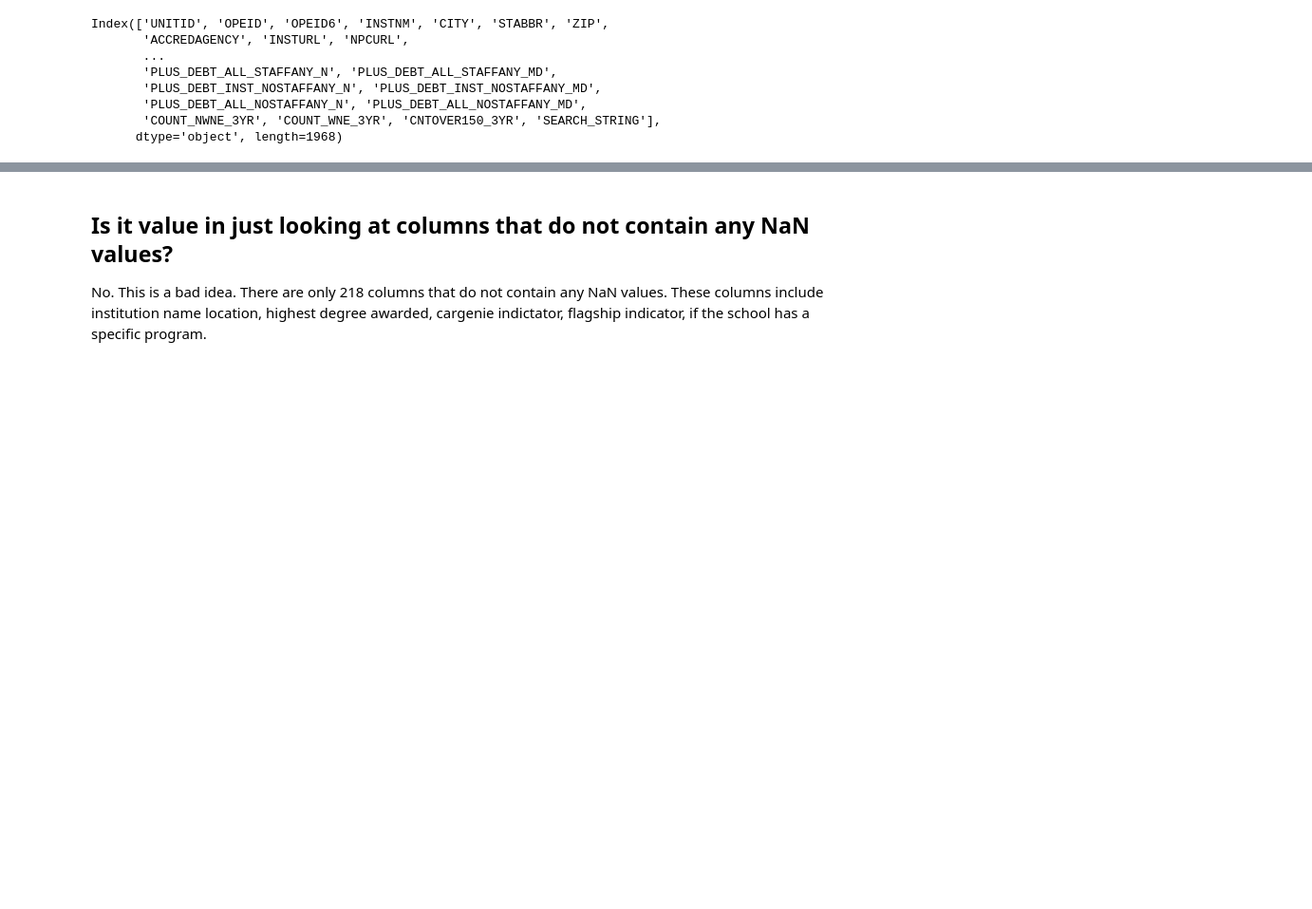
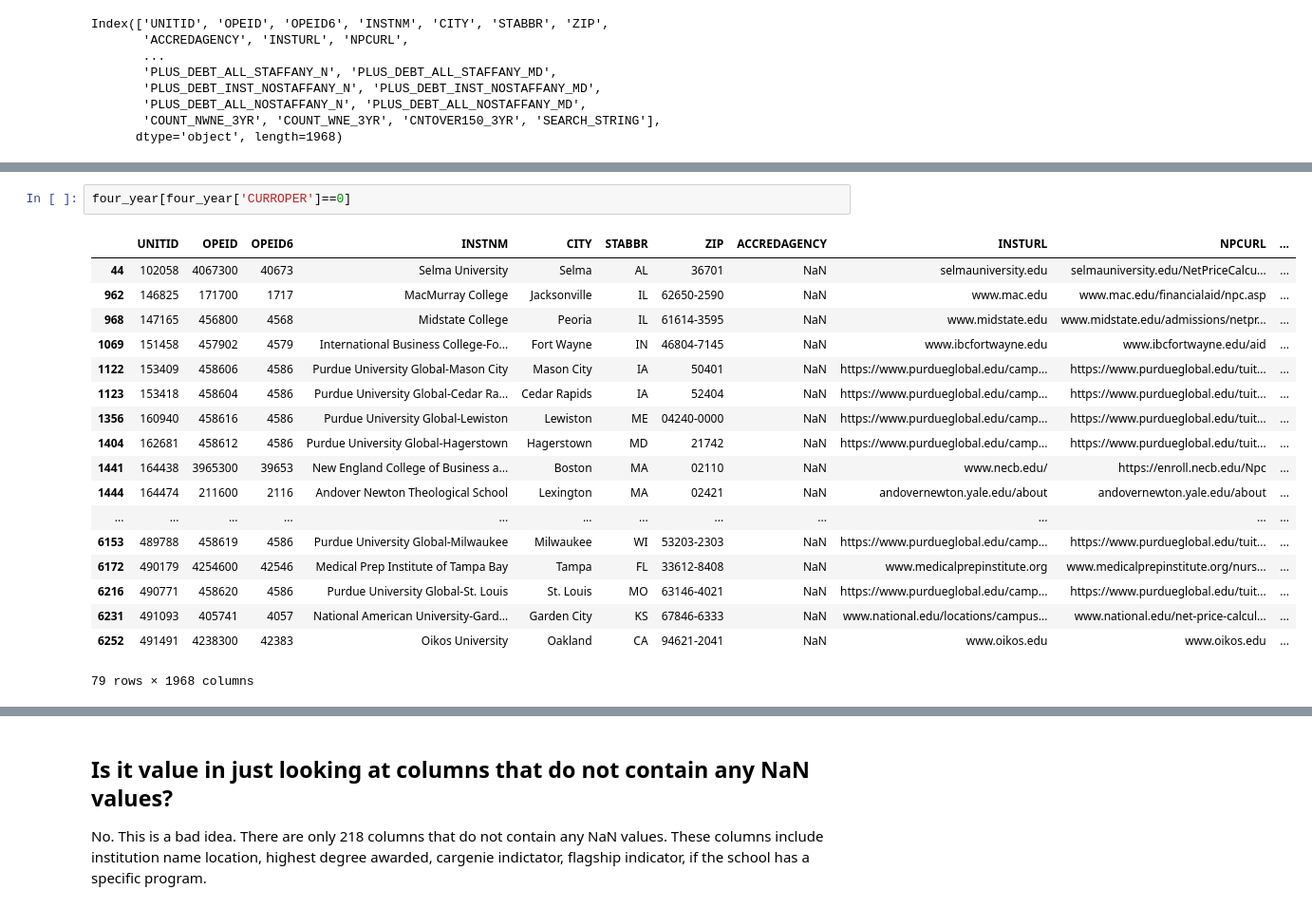
Before and after one commit to voduwa/Final-Project, a Jupyter notebook: tyler.ipynb, the cells around one changed output, grey strips where cells are left out. Shown at 95% size. Cells and saved outputs as stored; diff of their text form; blank space fills up the shorter version.

```diff
--- a/tyler.ipynb
+++ b/tyler.ipynb
@@ -63,0 +68,21 @@ Index(['UNITID', 'OPEID', 'OPEID6', 'INSTNM', 'CITY', 'STABBR', 'ZIP',
+# %%
+four_year[four_year['CURROPER']==0]
+# %% [output]
+|  | UNITID | OPEID | OPEID6 | INSTNM | CITY | STABBR | ZIP | ACCREDAGENCY | INSTURL | NPCURL | ... |
+| 44 | 102058 | 4067300 | 40673 | Selma University | Selma | AL | 36701 | NaN | selmauniversity.edu | selmauniversity.edu/NetPriceCalcu... | ... |
+| 962 | 146825 | 171700 | 1717 | MacMurray College | Jacksonville | IL | 62650-2590 | NaN | www.mac.edu | www.mac.edu/financialaid/npc.asp | ... |
+| 968 | 147165 | 456800 | 4568 | Midstate College | Peoria | IL | 61614-3595 | NaN | www.midstate.edu | www.midstate.edu/admissions/netpr... | ... |
+| 1069 | 151458 | 457902 | 4579 | International Business College-Fo... | Fort Wayne | IN | 46804-7145 | NaN | www.ibcfortwayne.edu | www.ibcfortwayne.edu/aid | ... |
+| 1122 | 153409 | 458606 | 4586 | Purdue University Global-Mason City | Mason City | IA | 50401 | NaN | https://www.purdueglobal.edu/camp... | https://www.purdueglobal.edu/tuit... | ... |
+| 1123 | 153418 | 458604 | 4586 | Purdue University Global-Cedar Ra... | Cedar Rapids | IA | 52404 | NaN | https://www.purdueglobal.edu/camp... | https://www.purdueglobal.edu/tuit... | ... |
+| 1356 | 160940 | 458616 | 4586 | Purdue University Global-Lewiston | Lewiston | ME | 04240-0000 | NaN | https://www.purdueglobal.edu/camp... | https://www.purdueglobal.edu/tuit... | ... |
+| 1404 | 162681 | 458612 | 4586 | Purdue University Global-Hagerstown | Hagerstown | MD | 21742 | NaN | https://www.purdueglobal.edu/camp... | https://www.purdueglobal.edu/tuit... | ... |
+| 1441 | 164438 | 3965300 | 39653 | New England College of Business a... | Boston | MA | 02110 | NaN | www.necb.edu/ | https://enroll.necb.edu/Npc | ... |
+| 1444 | 164474 | 211600 | 2116 | Andover Newton Theological School | Lexington | MA | 02421 | NaN | andovernewton.yale.edu/about | andovernewton.yale.edu/about | ... |
+| ... | ... | ... | ... | ... | ... | ... | ... | ... | ... | ... | ... |
+| 6153 | 489788 | 458619 | 4586 | Purdue University Global-Milwaukee | Milwaukee | WI | 53203-2303 | NaN | https://www.purdueglobal.edu/camp... | https://www.purdueglobal.edu/tuit... | ... |
+| 6172 | 490179 | 4254600 | 42546 | Medical Prep Institute of Tampa Bay | Tampa | FL | 33612-8408 | NaN | www.medicalprepinstitute.org | www.medicalprepinstitute.org/nurs... | ... |
+| 6216 | 490771 | 458620 | 4586 | Purdue University Global-St. Louis | St. Louis | MO | 63146-4021 | NaN | https://www.purdueglobal.edu/camp... | https://www.purdueglobal.edu/tuit... | ... |
+| 6231 | 491093 | 405741 | 4057 | National American University-Gard... | Garden City | KS | 67846-6333 | NaN | www.national.edu/locations/campus... | www.national.edu/net-price-calcul... | ... |
+| 6252 | 491491 | 4238300 | 42383 | Oikos University | Oakland | CA | 94621-2041 | NaN | www.oikos.edu | www.oikos.edu | ... |
+79 rows × 1968 columns
```
Also changed, not shown: parts of 19 cells of this notebook.
